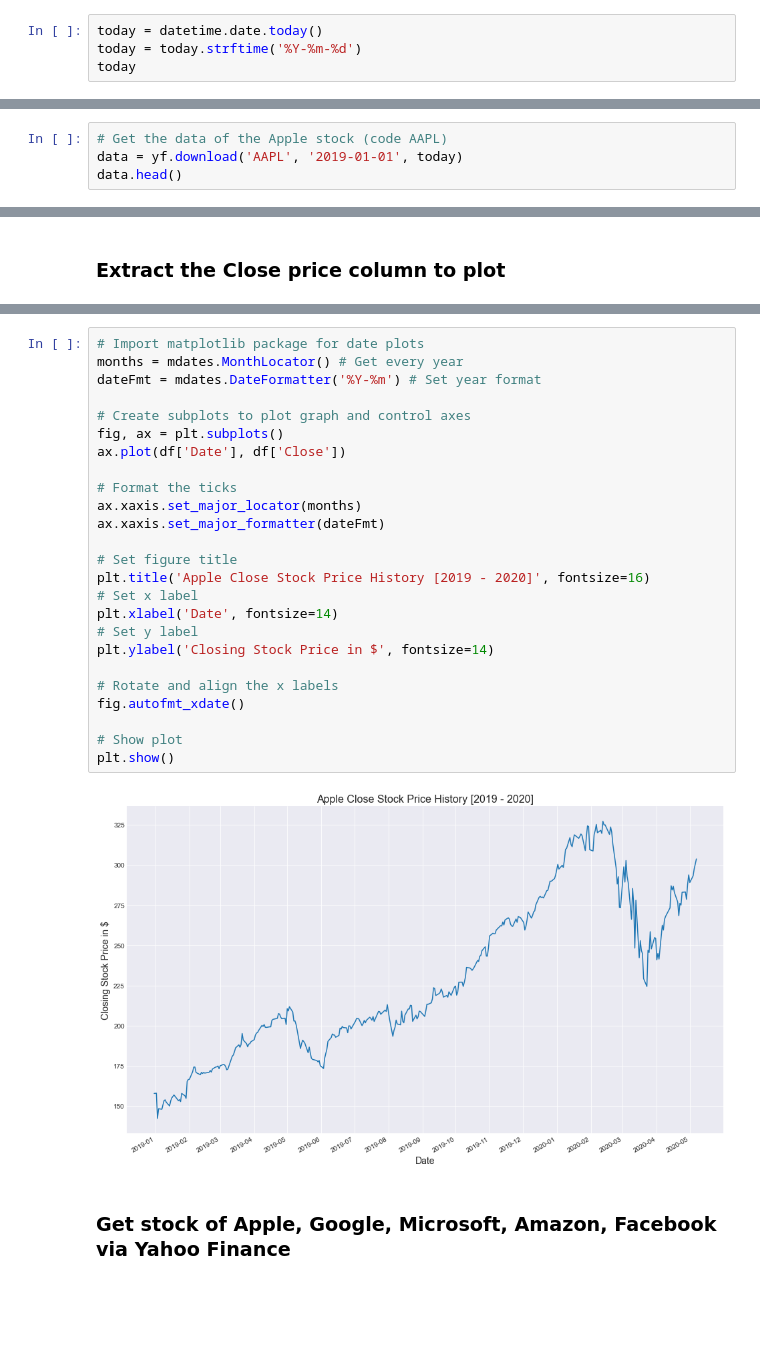
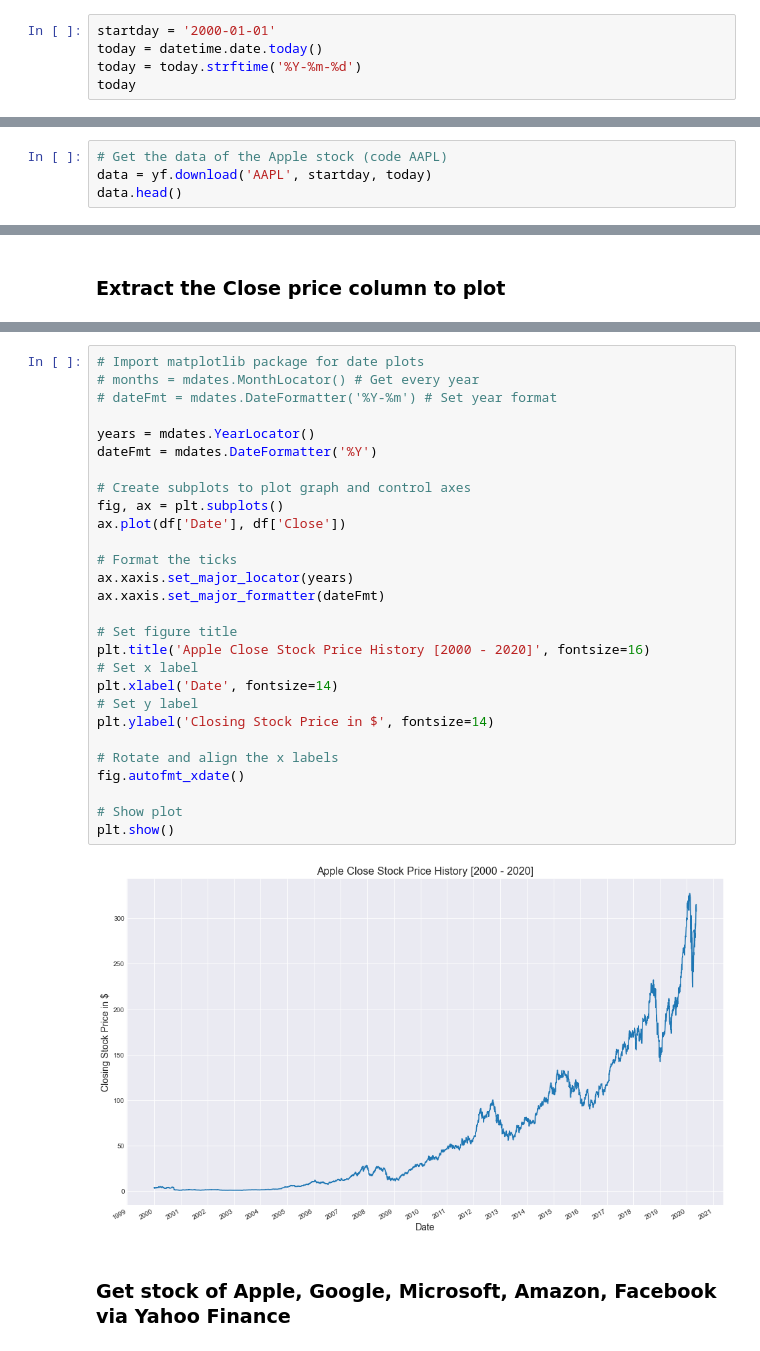
Before and after one commit to hieudd98/ml-class, a Jupyter notebook: regression.ipynb, the cells around one changed output, grey strips where cells are left out. Drawn from its saved outputs; the diff is of its cells as text; blank space fills up the shorter version.

```diff
--- a/regression.ipynb
+++ b/regression.ipynb
@@ -21,4 +28,5 @@ from sklearn.metrics import mean_absolute_error
 # %%
+startday = '2000-01-01'
 today = datetime.date.today()
 today = today.strftime('%Y-%m-%d')
 today
@@ -27,6 +35,6 @@ today
 # %%
 # Get the data of the Apple stock (code AAPL)
-data = yf.download('AAPL', '2019-01-01', today)
+data = yf.download('AAPL', startday, today)
 data.head()
 # %% [output]
 [*********************100%***********************]  1 of 1 completed
@@ -61,30 +73,33 @@ df.head(2)
 # %%
 # Import matplotlib package for date plots
-months = mdates.MonthLocator() # Get every year
-dateFmt = mdates.DateFormatter('%Y-%m') # Set year format
+# months = mdates.MonthLocator() # Get every year
+# dateFmt = mdates.DateFormatter('%Y-%m') # Set year format
+
+years = mdates.YearLocator()
+dateFmt = mdates.DateFormatter('%Y')
 
 # Create subplots to plot graph and control axes
 fig, ax = plt.subplots()
 ax.plot(df['Date'], df['Close'])
 
 # Format the ticks
-ax.xaxis.set_major_locator(months)
+ax.xaxis.set_major_locator(years)
 ax.xaxis.set_major_formatter(dateFmt)
 
 # Set figure title
-plt.title('Apple Close Stock Price History [2019 - 2020]', fontsize=16)
+plt.title('Apple Close Stock Price History [2000 - 2020]', fontsize=16)
 # Set x label
 plt.xlabel('Date', fontsize=14)
 # Set y label
 plt.ylabel('Closing Stock Price in $', fontsize=14)
 
 # Rotate and align the x labels
 fig.autofmt_xdate()
 
 # Show plot
 plt.show()
 # %% [output]
-[figure, old version]
+[figure, new version]
 # %% [markdown]
 ### Get stock of Apple, Google, Microsoft, Amazon, Facebook via Yahoo Finance
 # %%
```
Also changed, not shown: parts of 26 cells of this notebook, 1 other file.
